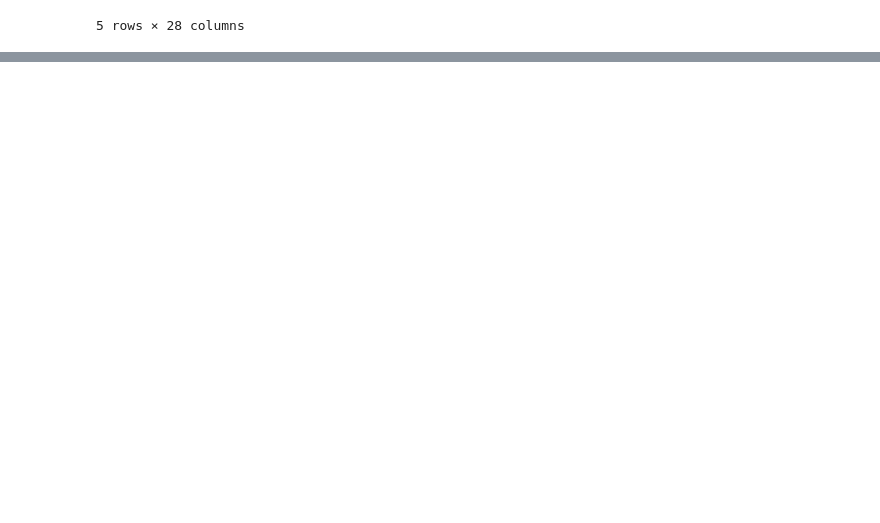
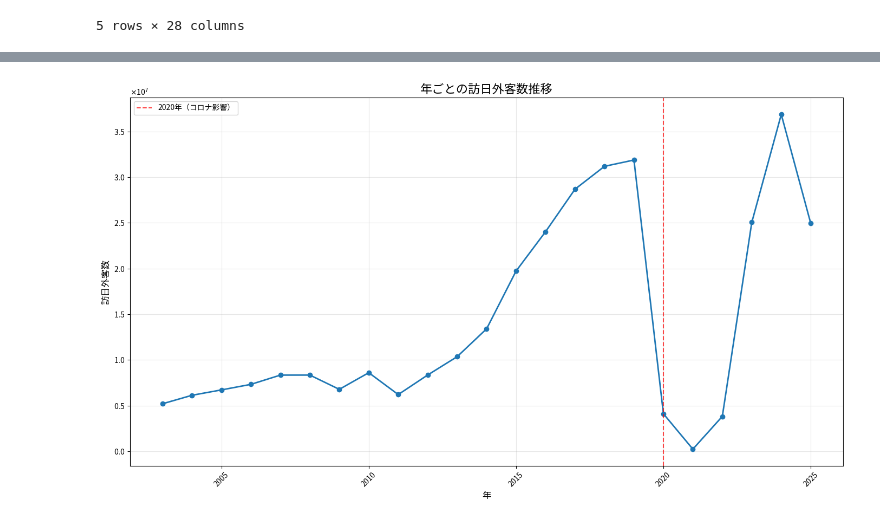
Before and after one commit to yasunobu-nonaka/Foreign-Visitors-Statistics, a Jupyter notebook: Note/data_visualize.ipynb, the cells around one changed output, grey strips where cells are left out. Cells and saved outputs as stored; diff of their text form; code cells hidden in the pictures; blank space fills up the shorter version.

Commit message:
Update data_visualize.ipynb to collect total visitor data from each year sheet and add visualization for yearly foreign visitor trends

```diff
--- a/Note/data_visualize.ipynb
+++ b/Note/data_visualize.ipynb
@@ -94,0 +252,28 @@ dfs['2024'].head()
+# %%
+# 年ごとの訪日外客数の推移を可視化
+plt.figure(figsize=(14, 8))
+
+# データが存在する年のみをプロット
+valid_data = yearly_totals_df.dropna()
+plt.plot(valid_data['年'], valid_data['年間総数'], marker='o', linewidth=2, markersize=6)
+
+plt.title('年ごとの訪日外客数推移', fontsize=16)
+plt.xlabel('年', fontsize=12)
+plt.ylabel('訪日外客数', fontsize=12)
+plt.grid(True, alpha=0.3)
+
+# y軸のフォーマットを設定
+plt.gca().yaxis.set_major_formatter(ScalarFormatter(useMathText=True))
+plt.gca().ticklabel_format(style='sci', axis='y', scilimits=(0, 0))
+
+# x軸の目盛りを設定
+plt.xticks(rotation=45)
+
+# 2020年を境に色分け（オプション）
+plt.axvline(x=2020, color='red', linestyle='--', alpha=0.7, label='2020年（コロナ影響）')
+plt.legend()
+
+plt.tight_layout()
+plt.show()
+# %% [output]
+[figure, added]
```
Also changed, not shown: parts of 5 cells of this notebook.
